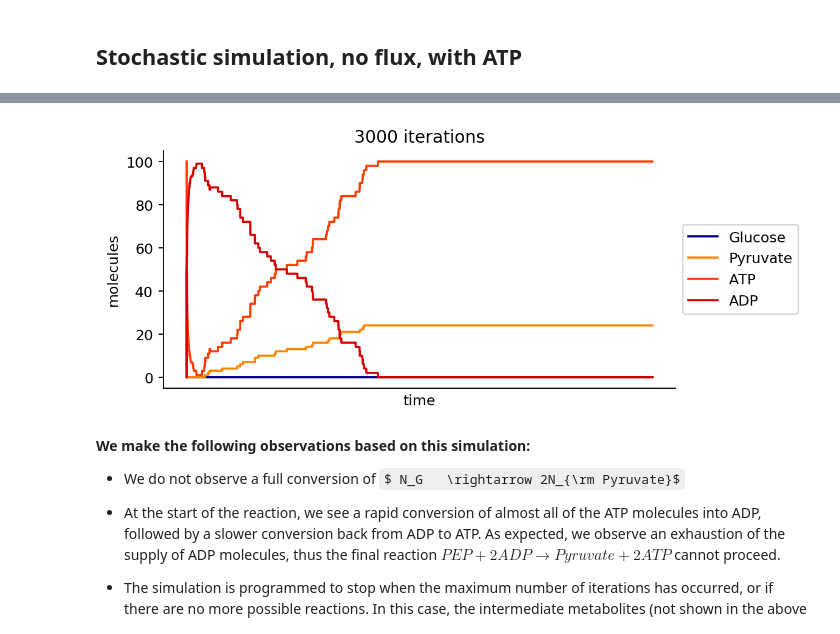
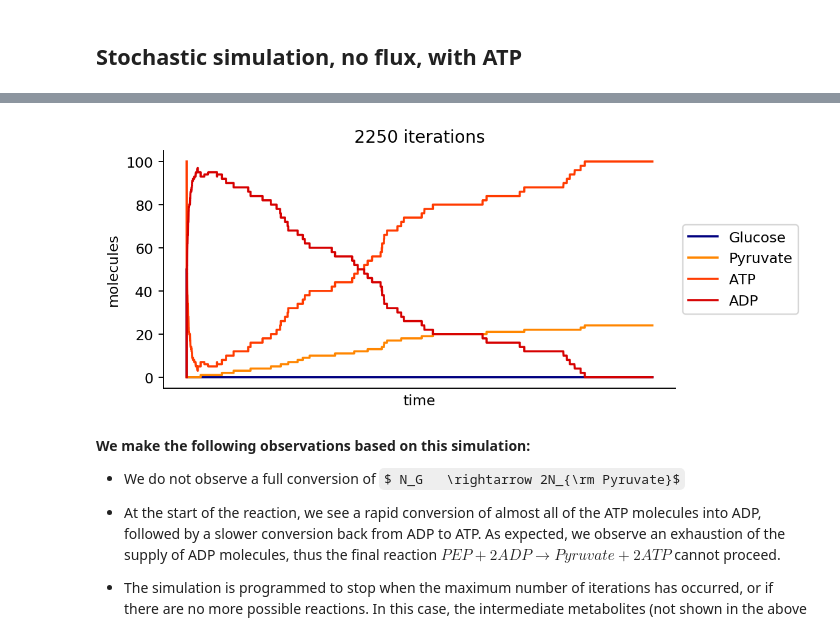
Before and after one commit to smorabit/screm, a Jupyter notebook: glycolysis.ipynb, the cells around one changed output, grey strips where cells are left out. Cells and saved outputs as stored; diff of their text form; code cells hidden in the pictures; some formulas as TeX source.

```diff
--- a/glycolysis.ipynb
+++ b/glycolysis.ipynb
@@ -12,3 +69,36 @@ def delta_t(l):
+# %%
+def plot_simulation(T,V,I, reaction_net, metabolites="all", figsize=(7,3), dpi=170):
+
+    A = reaction_net["stoichiometry"]
+    reactants = reaction_net["reactants"]
+    reaction_rates = reaction_net["rates"]
+    reaction_relations = reaction_net["relations"]
+
+    start_time = time.time()
+    fig, axes = plt.subplots(1,1,figsize=figsize, dpi=dpi)
+
+    cm = plt.get_cmap('jet')
+    color_dict = {r: cm(1.*j/A.shape[0]) for j, r in enumerate(reactants)}
+
+    #which reactants do we want to plot?
+    if metabolites != "all":
+        plot_metabolites = [reactants.index(m) for m in metabolites]
+    else:
+        plot_metabolites = [i for i in range(A.shape[0])]
+        metabolites = [r for r in reactants]
+
+    for j in plot_metabolites:
+        axes.plot(T, np.ravel(V[:,j]), color=color_dict[reactants[j]])
+    axes.set_title("{} iterations".format(I))
+    axes.spines['top'].set_visible(False)
+    axes.spines['right'].set_visible(False)
+    axes.set_xticks([])
+    axes.set_xlabel("time")
+    axes.set_ylabel("molecules")
+    axes.legend(metabolites, loc='center left', bbox_to_anchor=(1, 0.5))
+    plt.tight_layout()
+    end_time = time.time()
+    print("time elapsed: {} seconds".format(end_time-start_time))
 # %% [markdown]
 ## What simulations should I do later?
 
@@ -204,6 +200,11 @@ A = np.matrix(
     [-1,0,0,-1,0,0,0,0,0,0,2,0,0,0,0,2],  # ATP
     [1,0,0,1,0,0,0,0,0,0,-2,0,0,0,0,-2]]  # ADP
 )
+
+reaction_net_2 = {"reactants": reactants,
+                  "rates": reaction_rates,
+                  "relations": reaction_relations,
+                  "stoichiometry": A}
 # %% [markdown]
 ## Initial conditions of the stochastic glycolysis reaction network model with ATP
 
@@ -226,6 +227,7 @@ If this were the case, we would not see the full conversion of $ G + 2ATP \right
 All other metabolites have been initialized to zero molecules.
 # %%
 initial = np.matrix(np.array([50,0,0,0,0,0,0,0,0,0,0,100,0]))
-iters = 3000
-simulate_and_plot(initial, A, iters, metabolites=["Glucose", "Pyruvate", "ATP", "ADP"] )
+iters = 2250
+T, V, I = simulate_reactions(initial, reaction_net_2, iters)
+plot_simulation(T,V,I, reaction_net_2, metabolites=["Glucose", "Pyruvate", "ATP", "ADP"])
 # %% [output]
@@ -233,4 +235,4 @@ time elapsed: 0.2513432502746582 seconds
-[figure, old version]
+[figure, new version]
 # %% [markdown]
 **We make the following observations based on this simulation:**
 
```
Also changed, not shown: parts of 25 cells of this notebook.
